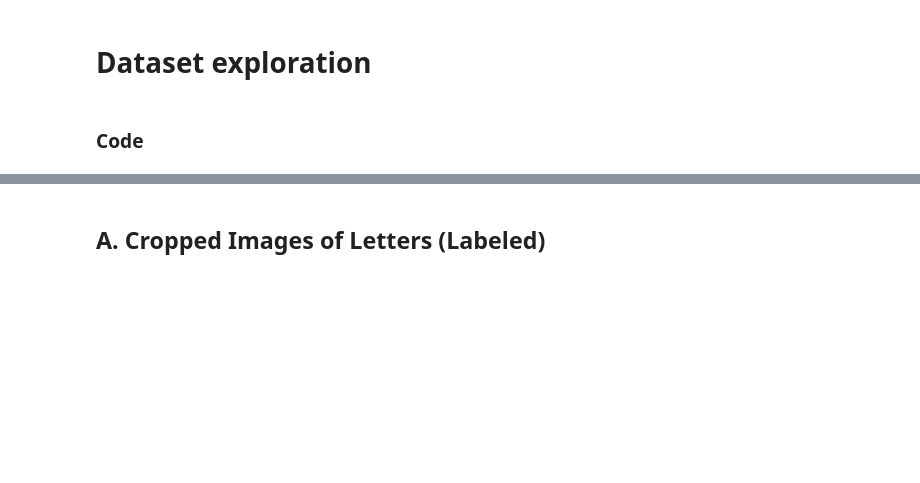
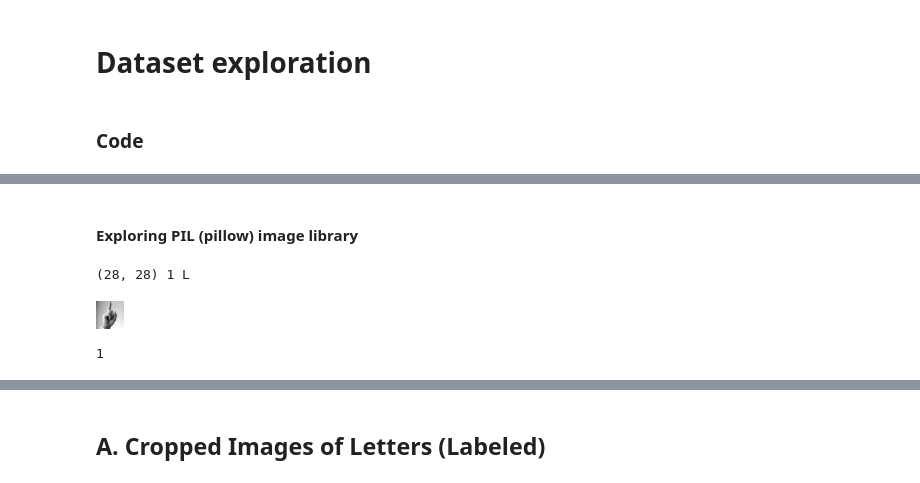
Before and after one commit to notFonz/HandSpell, a Jupyter notebook: notebooks/dpessoa_dataset_explorer.ipynb, the cells around one changed output, grey strips where cells are left out. Drawn from its saved outputs; the diff is of its cells as text; code cells hidden in the pictures; blank space fills up the shorter version.

```diff
--- a/notebooks/dpessoa_dataset_explorer.ipynb
+++ b/notebooks/dpessoa_dataset_explorer.ipynb
@@ -18,0 +24,16 @@ from handspell.data_exploration import *
+# %% [markdown]
+#### Exploring PIL (pillow) image library
+# %%
+# Pure pillow image opening
+from PIL import Image
+image_path = "../" + "data/raw_data/A01_kaggle_aslmnist/train/D/D_0.jpg"
+img = Image.open(image_path)
+print(img.size, img.layers, img.mode)
+img
+# %% [output]
+(28, 28) 1 L
+[figure, added]
+# %%
+img.layers
+# %% [output]
+1
```
Also changed, not shown: parts of 12 cells of this notebook, 2 other files.
